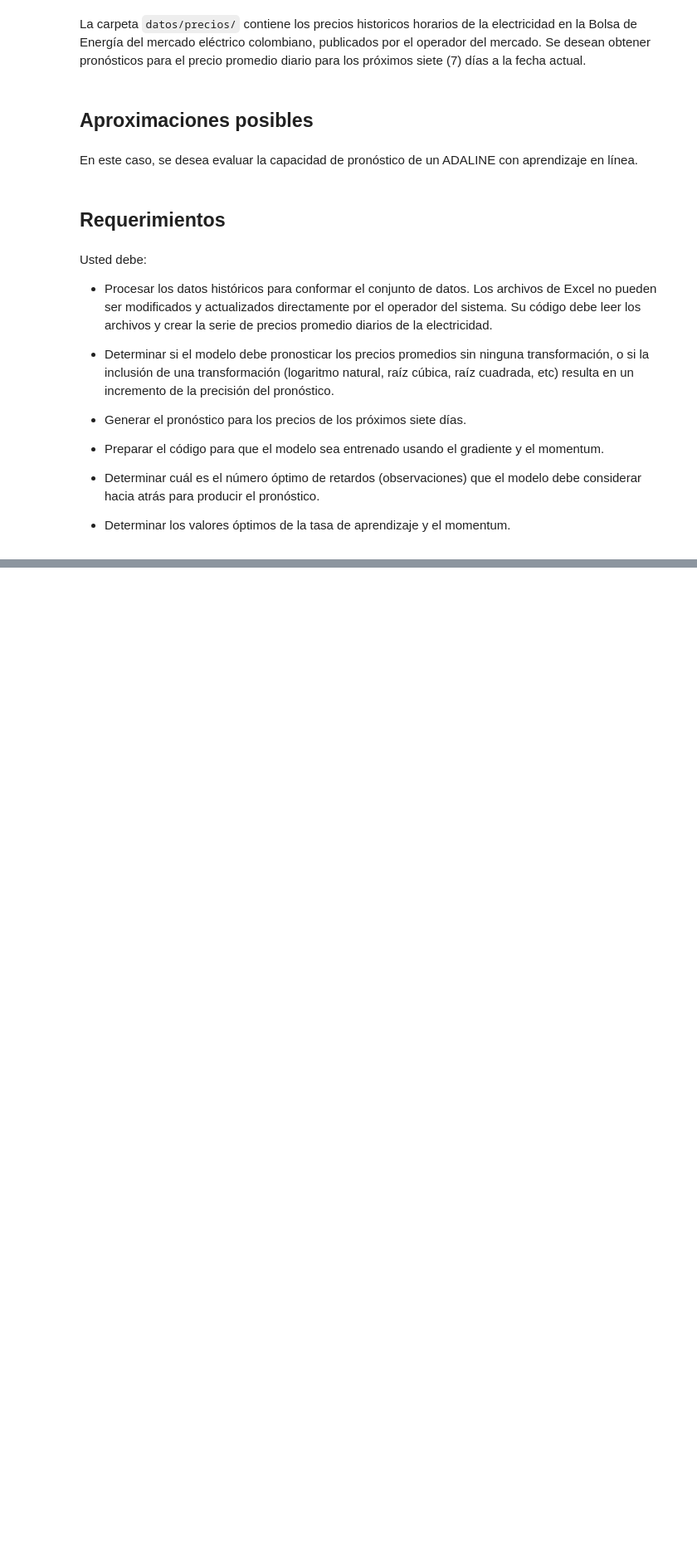
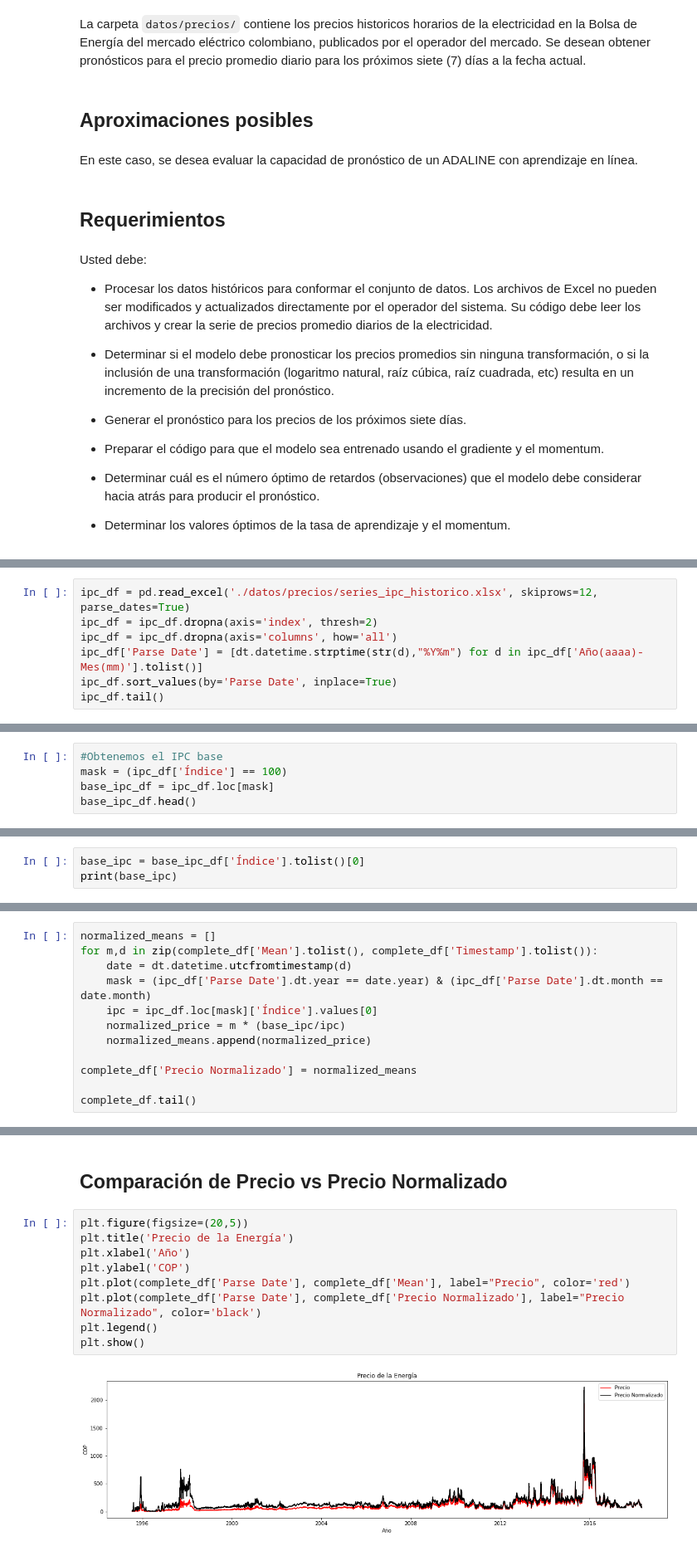
Before and after one commit to ANN-2019-2/evaluacion-saarboledaz, a Jupyter notebook: 01-precios.ipynb, the cells around one changed output, grey strips where cells are left out. Shown at 83% size. Cells and saved outputs as stored; diff of their text form; blank space fills up the shorter version.

```diff
--- a/01-precios.ipynb
+++ b/01-precios.ipynb
@@ -162,0 +127,7 @@ TypeError: 'value' must be an instance of str or bytes, not a datetime.datetime
+# %%
+ipc_df = pd.read_excel('./datos/precios/series_ipc_historico.xlsx', skiprows=12, parse_dates=True)
+ipc_df = ipc_df.dropna(axis='index', thresh=2)
+ipc_df = ipc_df.dropna(axis='columns', how='all')
+ipc_df['Parse Date'] = [dt.datetime.strptime(str(d),"%Y%m") for d in ipc_df['Año(aaaa)-Mes(mm)'].tolist()]
+ipc_df.sort_values(by='Parse Date', inplace=True)
+ipc_df.tail()
@@ -162,0 +141,5 @@ TypeError: 'value' must be an instance of str or bytes, not a datetime.datetime
+# %%
+#Obtenemos el IPC base
+mask = (ipc_df['Índice'] == 100)
+base_ipc_df = ipc_df.loc[mask]
+base_ipc_df.head()
@@ -162,0 +149,3 @@ TypeError: 'value' must be an instance of str or bytes, not a datetime.datetime
+# %%
+base_ipc = base_ipc_df['Índice'].tolist()[0]
+print(base_ipc)
@@ -162,0 +154,12 @@ TypeError: 'value' must be an instance of str or bytes, not a datetime.datetime
+# %%
+normalized_means = []
+for m,d in zip(complete_df['Mean'].tolist(), complete_df['Timestamp'].tolist()):
+    date = dt.datetime.utcfromtimestamp(d)
+    mask = (ipc_df['Parse Date'].dt.year == date.year) & (ipc_df['Parse Date'].dt.month == date.month)
+    ipc = ipc_df.loc[mask]['Índice'].values[0]
+    normalized_price = m * (base_ipc/ipc)
+    normalized_means.append(normalized_price)
+
+complete_df['Precio Normalizado'] = normalized_means
+
+complete_df.tail()
@@ -162,0 +174,13 @@ TypeError: 'value' must be an instance of str or bytes, not a datetime.datetime
+# %% [markdown]
+## Comparación de Precio vs Precio Normalizado
+# %%
+plt.figure(figsize=(20,5))
+plt.title('Precio de la Energía')
+plt.xlabel('Año')
+plt.ylabel('COP')
+plt.plot(complete_df['Parse Date'], complete_df['Mean'], label="Precio", color='red')
+plt.plot(complete_df['Parse Date'], complete_df['Precio Normalizado'], label="Precio Normalizado", color='black')
+plt.legend()
+plt.show()
+# %% [output]
+[figure, added]
```
Also changed, not shown: parts of 31 cells of this notebook.
